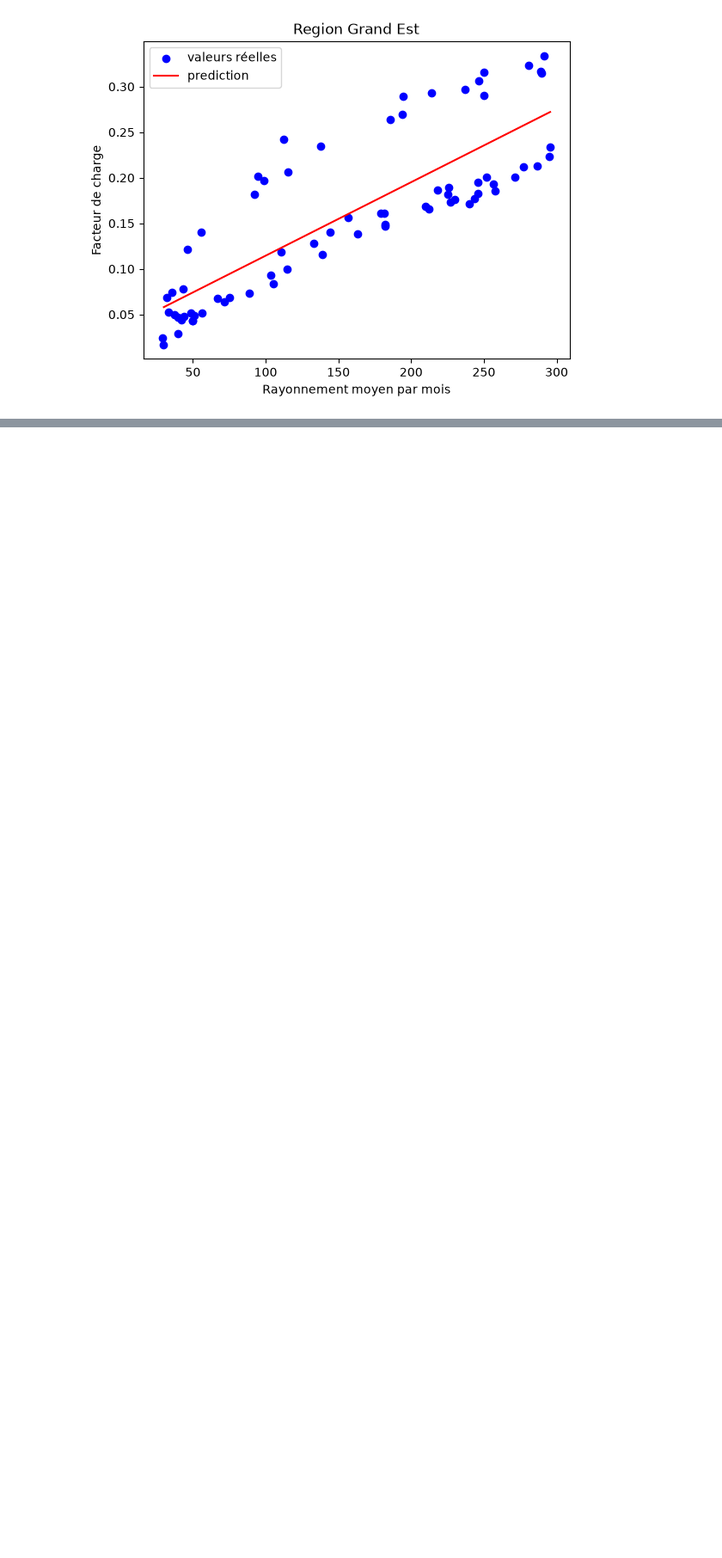
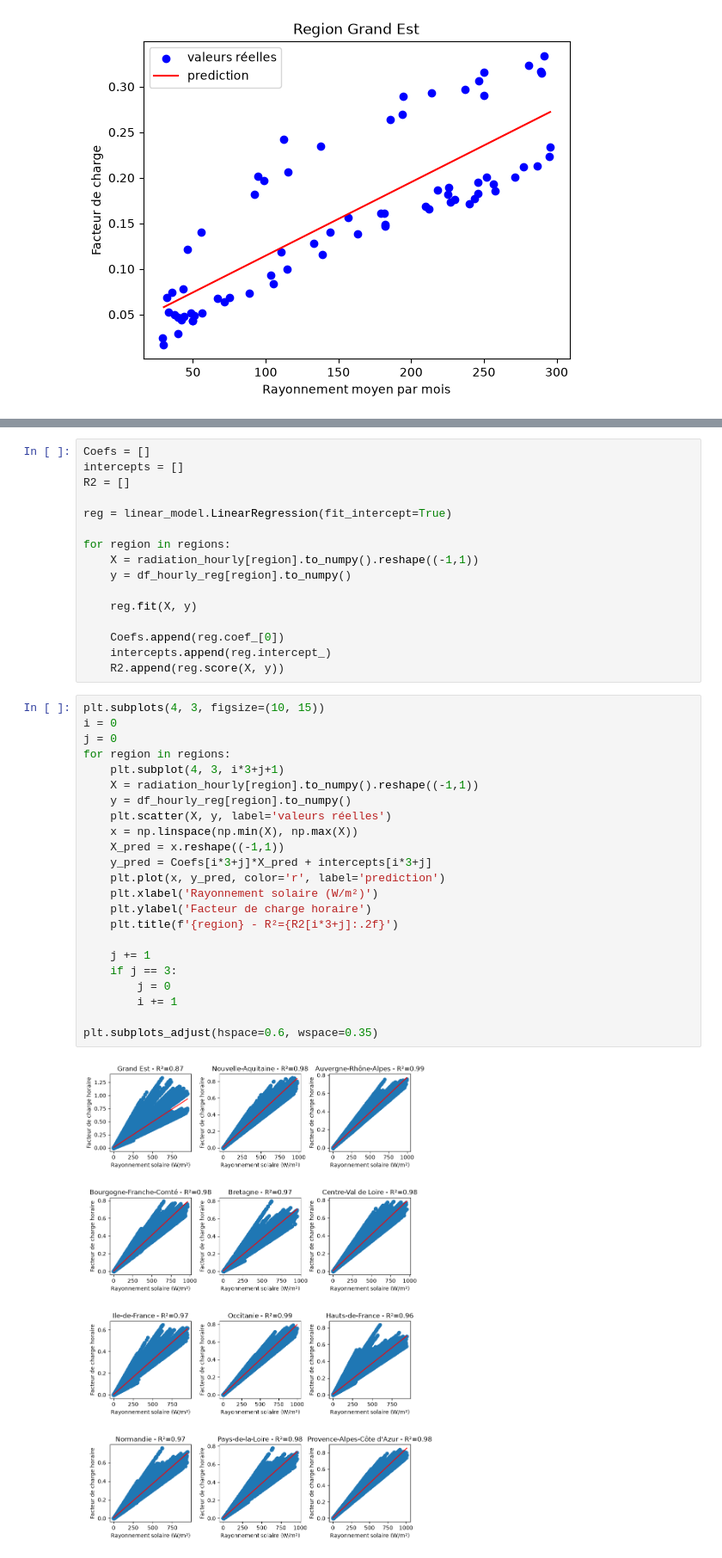
Before and after one commit to Troisieme-111/VRE-France-project, a Jupyter notebook: project_vre.ipynb, the cells around one changed output, grey strips where cells are left out. Shown at 86% size. Saved outputs shown, nothing was run; the diff lists cells and outputs as text; blank space fills up the shorter version.

```diff
--- a/project_vre.ipynb
+++ b/project_vre.ipynb
@@ -297,3 +372,44 @@ plt.show()
+# %%
+Coefs = []
+intercepts = []
+R2 = []
+
+reg = linear_model.LinearRegression(fit_intercept=True)
+
+for region in regions:
+    X = radiation_hourly[region].to_numpy().reshape((-1,1))
+    y = df_hourly_reg[region].to_numpy()
+
+    reg.fit(X, y)
+
+    Coefs.append(reg.coef_[0])
+    intercepts.append(reg.intercept_)
+    R2.append(reg.score(X, y))
+# %%
+plt.subplots(4, 3, figsize=(10, 15))
+i = 0
+j = 0
+for region in regions:
+    plt.subplot(4, 3, i*3+j+1)
+    X = radiation_hourly[region].to_numpy().reshape((-1,1))
+    y = df_hourly_reg[region].to_numpy()
+    plt.scatter(X, y, label='valeurs réelles')
+    x = np.linspace(np.min(X), np.max(X))
+    X_pred = x.reshape((-1,1))
+    y_pred = Coefs[i*3+j]*X_pred + intercepts[i*3+j]
+    plt.plot(x, y_pred, color='r', label='prediction')
+    plt.xlabel('Rayonnement solaire (W/m²)')
+    plt.ylabel('Facteur de charge horaire')
+    plt.title(f'{region} - R²={R2[i*3+j]:.2f}')
+
+    j += 1
+    if j == 3:
+        j = 0
+        i += 1
+
+plt.subplots_adjust(hspace=0.6, wspace=0.35)
+# %% [output]
+[figure, added]
 # %% [markdown]
 ***
 ## Credit
```
Also changed, not shown: parts of 11 cells of this notebook.
